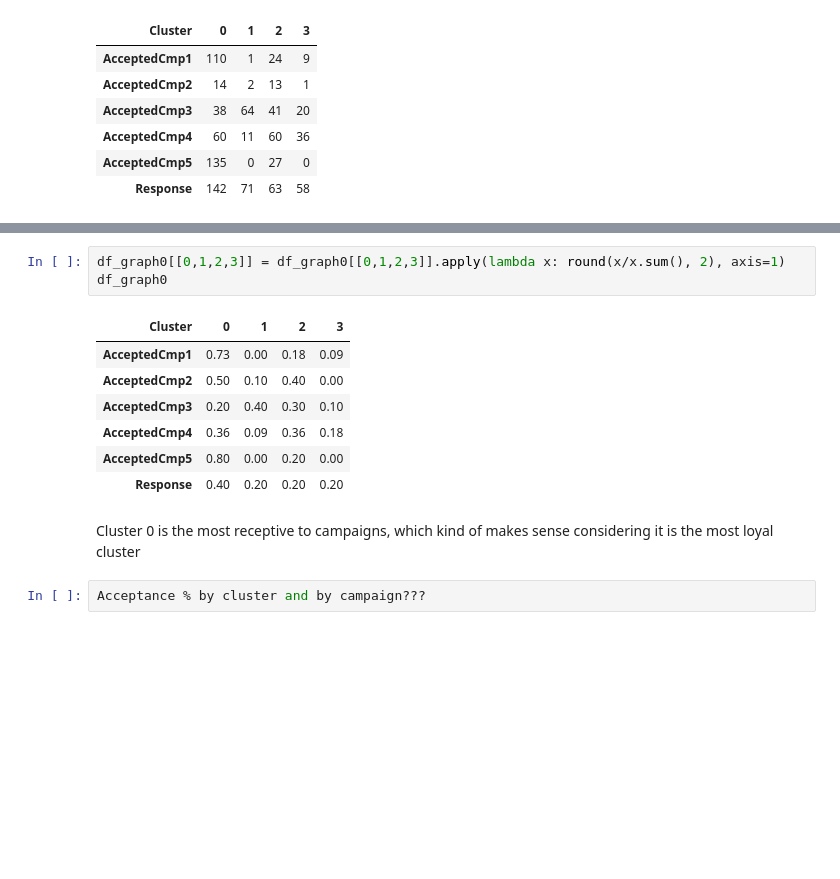
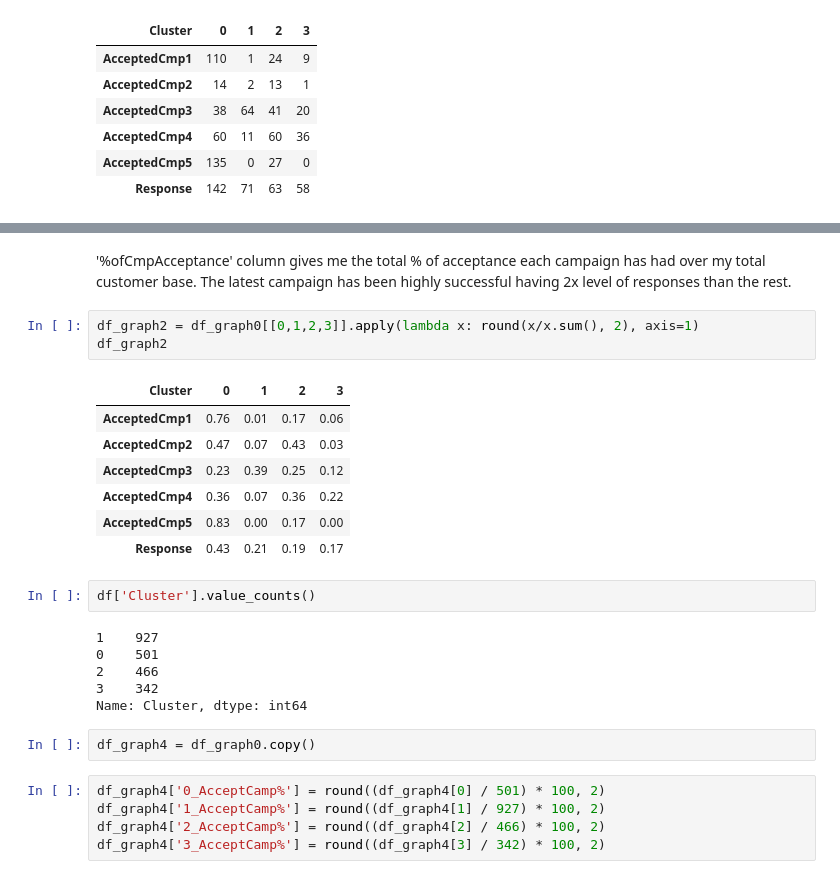
Before and after one commit to mariaperezdeayalas/Customer-Segmentation-Final-Project-, a Jupyter notebook: Notebooks/4. Marketing Campaigns Analysis.ipynb, the cells around one changed output, grey strips where cells are left out. Drawn from its saved outputs; the diff is of its cells as text; blank space fills up the shorter version.

Commit message:
pasando a tableauuuuu

```diff
--- a/Notebooks/4. Marketing Campaigns Analysis.ipynb
+++ b/Notebooks/4. Marketing Campaigns Analysis.ipynb
@@ -66,15 +99,28 @@ df_graph0
+# %% [markdown]
+'%ofCmpAcceptance' column gives me the total % of acceptance each campaign has had over my total customer base. The latest campaign has been highly successful having 2x level of responses than the rest.
 # %%
-df_graph0[[0,1,2,3]] = df_graph0[[0,1,2,3]].apply(lambda x: round(x/x.sum(), 2), axis=1)
-df_graph0
+df_graph2 = df_graph0[[0,1,2,3]].apply(lambda x: round(x/x.sum(), 2), axis=1)
+df_graph2
 # %% [output]
 | Cluster | 0 | 1 | 2 | 3 |
-| AcceptedCmp1 | 0.73 | 0.00 | 0.18 | 0.09 |
-| AcceptedCmp2 | 0.50 | 0.10 | 0.40 | 0.00 |
-| AcceptedCmp3 | 0.20 | 0.40 | 0.30 | 0.10 |
-| AcceptedCmp4 | 0.36 | 0.09 | 0.36 | 0.18 |
-| AcceptedCmp5 | 0.80 | 0.00 | 0.20 | 0.00 |
-| Response | 0.40 | 0.20 | 0.20 | 0.20 |
+| AcceptedCmp1 | 0.76 | 0.01 | 0.17 | 0.06 |
+| AcceptedCmp2 | 0.47 | 0.07 | 0.43 | 0.03 |
+| AcceptedCmp3 | 0.23 | 0.39 | 0.25 | 0.12 |
+| AcceptedCmp4 | 0.36 | 0.07 | 0.36 | 0.22 |
+| AcceptedCmp5 | 0.83 | 0.00 | 0.17 | 0.00 |
+| Response | 0.43 | 0.21 | 0.19 | 0.17 |
-# %% [markdown]
-Cluster 0 is the most receptive to campaigns, which kind of makes sense considering it is the most loyal cluster
-# %%
-Acceptance % by cluster and by campaign???
+# %%
+df['Cluster'].value_counts()
+# %% [output]
+1    927
+0    501
+2    466
+3    342
+Name: Cluster, dtype: int64
+# %%
+df_graph4 = df_graph0.copy()
+# %%
+df_graph4['0_AcceptCamp%'] = round((df_graph4[0] / 501) * 100, 2)
+df_graph4['1_AcceptCamp%'] = round((df_graph4[1] / 927) * 100, 2)
+df_graph4['2_AcceptCamp%'] = round((df_graph4[2] / 466) * 100, 2)
+df_graph4['3_AcceptCamp%'] = round((df_graph4[3] / 342) * 100, 2)
```
Also changed, not shown: parts of 10 cells of this notebook, 1 other file.
